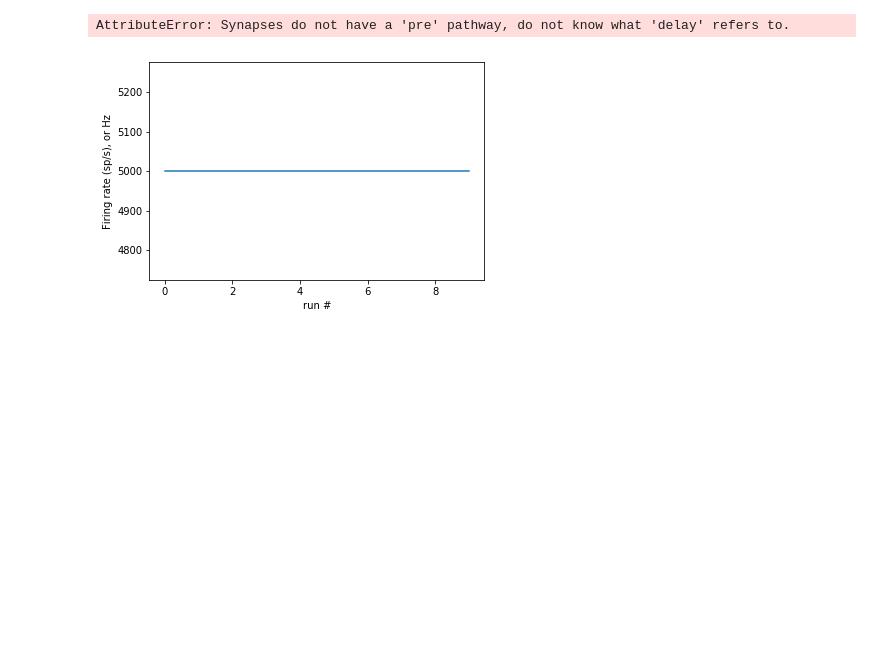
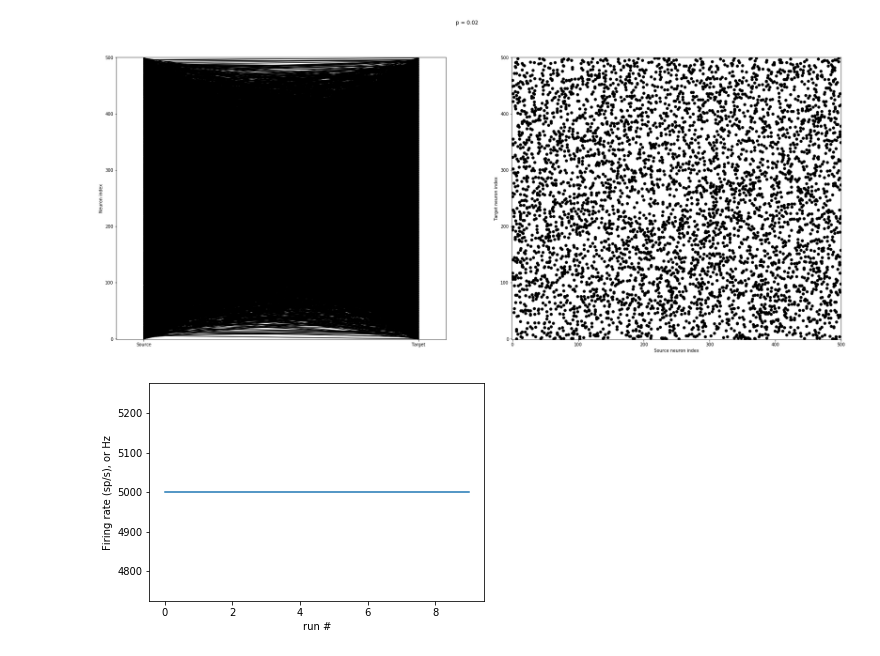
Before and after one commit to williampeer/brian2, a Jupyter notebook: Izhikevich_0.ipynb, the cells around one changed output. Drawn from its saved outputs; the diff is of its cells as text; code cells hidden in the pictures; blank space fills up the shorter version.

Commit message:
Change error-outputs in v0 initial notebook

```diff
--- a/Izhikevich_0.ipynb
+++ b/Izhikevich_0.ipynb
@@ -49,7 +49,7 @@ P = n/N
 S.connect(condition='i!=j', p=P)
 assert(P == 0.02)
 
-S.delay = '2*ms'
+# S.delay = '2*ms'
 S[:int(0.8 * N)].w = 'j * s'
 S[int(0.8 * N):].w = '- j * s'
 visualise_connectivity(S)
@@ -59,4 +59,4 @@ WARNING    "i" is an internal variable of group "synapses_2", but also exists in
-AttributeError: Synapses do not have a 'pre' pathway, do not know what 'delay' refers to.
+[figure, added]
 # %%
 M = SpikeMonitor(G)
 
```
Also changed, not shown: parts of 1 cell of this notebook.
